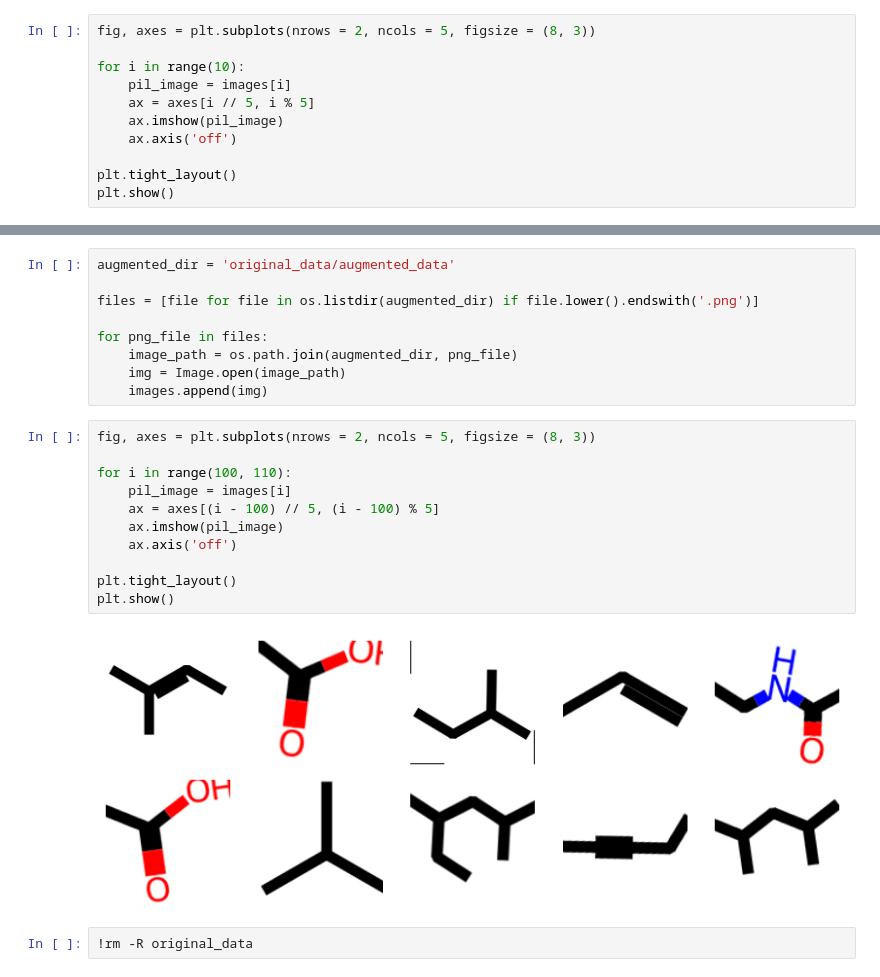
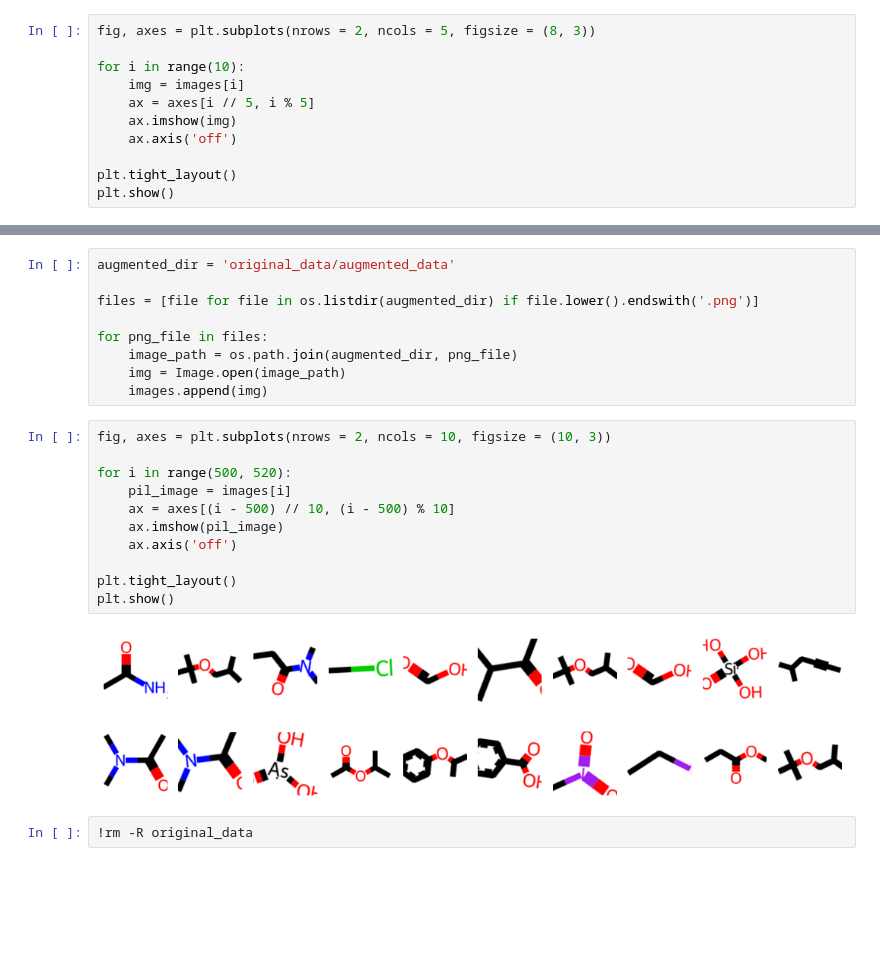
Before and after one commit to InnerShadow/DS, a Jupyter notebook: HW2/Autoencoder.ipynb, the cells around one changed output, grey strips where cells are left out. Saved outputs shown, nothing was run; the diff lists cells and outputs as text; blank space fills up the shorter version.

```diff
--- a/HW2/Autoencoder.ipynb
+++ b/HW2/Autoencoder.ipynb
@@ -101,9 +79,9 @@ for png_file in files:
 fig, axes = plt.subplots(nrows = 2, ncols = 5, figsize = (8, 3))
 
 for i in range(10):
-    pil_image = images[i]
+    img = images[i]
     ax = axes[i // 5, i % 5]
-    ax.imshow(pil_image)
+    ax.imshow(img)
     ax.axis('off')
 
 plt.tight_layout()
@@ -132,17 +108,17 @@ for png_file in files:
     img = Image.open(image_path)
     images.append(img)
 # %%
-fig, axes = plt.subplots(nrows = 2, ncols = 5, figsize = (8, 3))
+fig, axes = plt.subplots(nrows = 2, ncols = 10, figsize = (10, 3))
 
-for i in range(100, 110):
+for i in range(500, 520):
     pil_image = images[i]
-    ax = axes[(i - 100) // 5, (i - 100) % 5]
+    ax = axes[(i - 500) // 10, (i - 500) % 10]
     ax.imshow(pil_image)
     ax.axis('off')
 
 plt.tight_layout()
 plt.show()
 # %% [output]
-[figure, old version]
+[figure, new version]
 # %%
 !rm -R original_data
```
Also changed, not shown: parts of 5 cells of this notebook.
